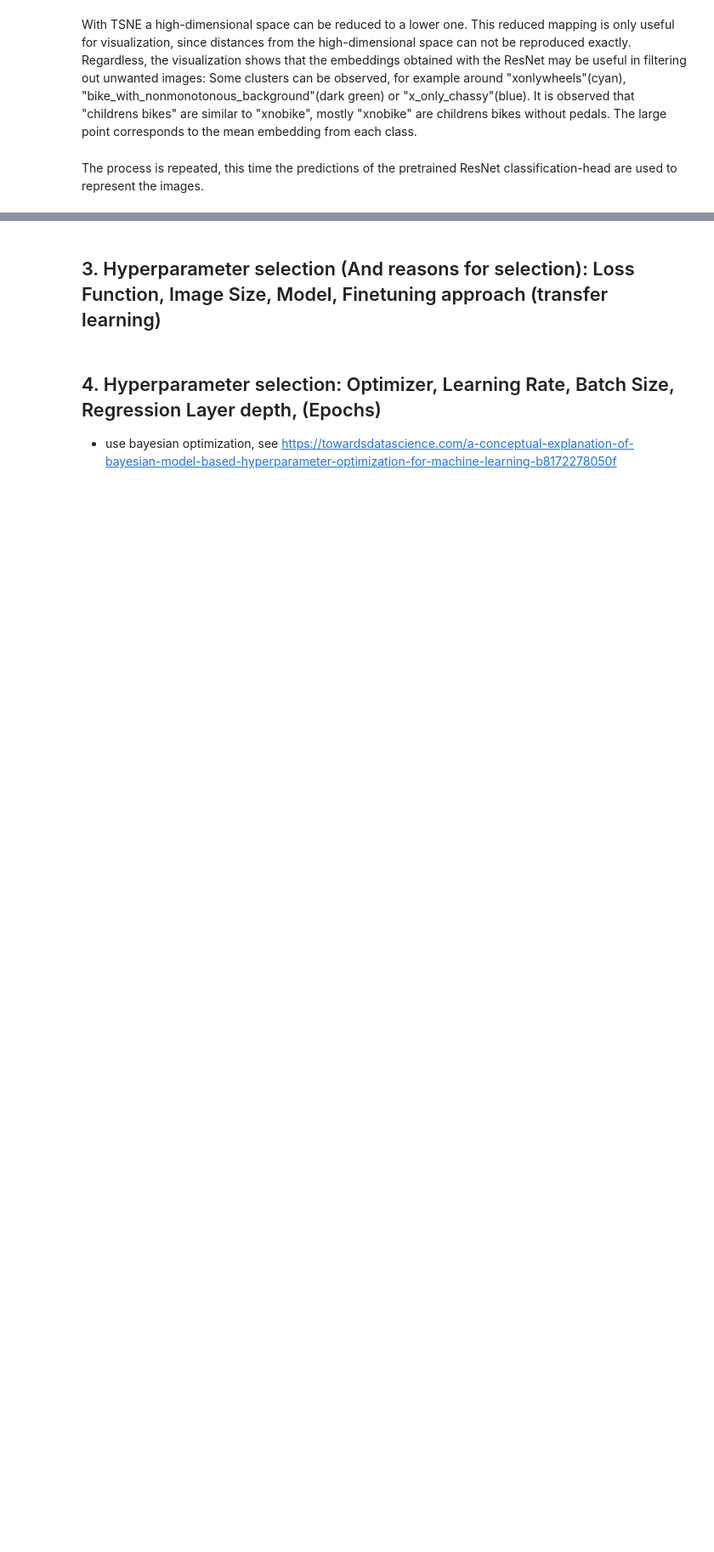
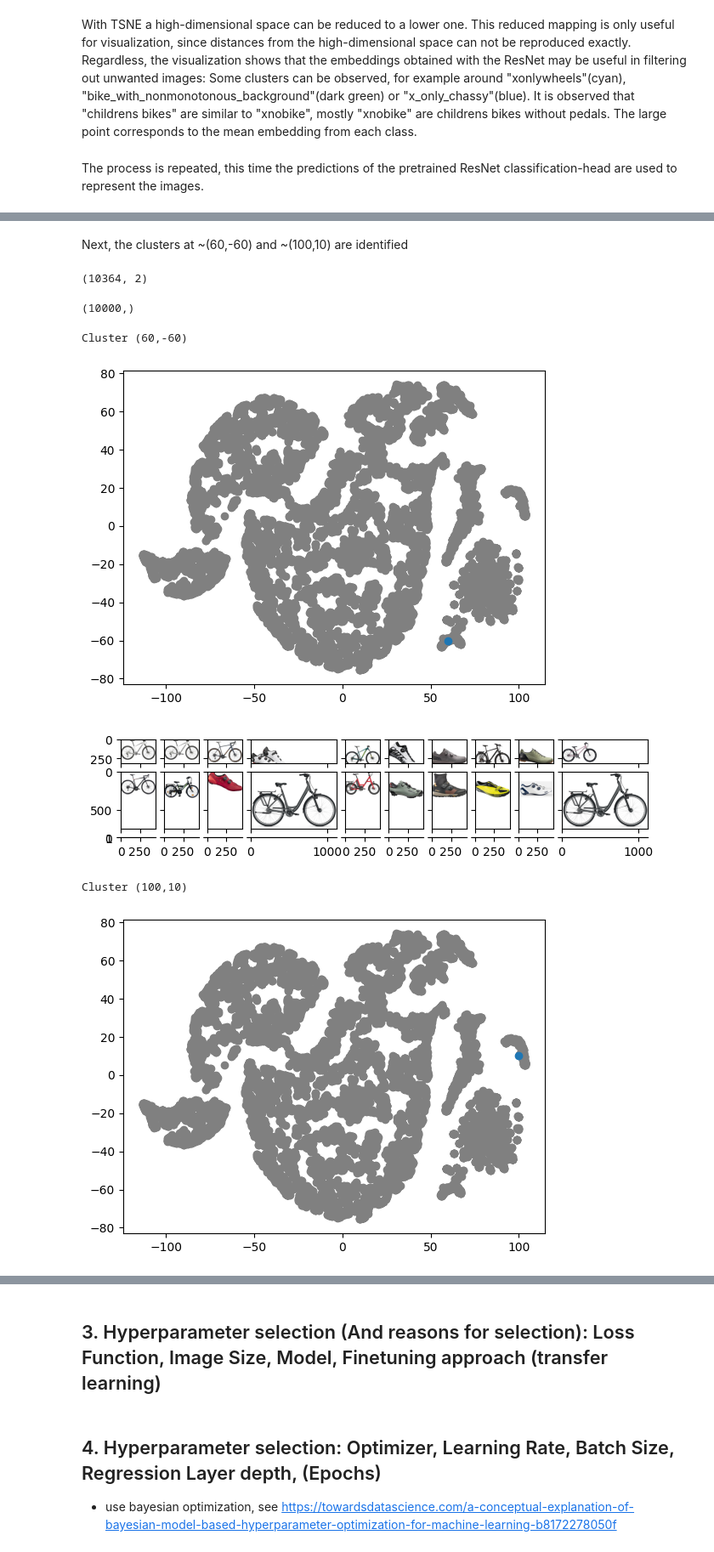
Before and after one commit to AmosDinh/BikePricePredict, a Jupyter notebook: FirstDraft.ipynb, the cells around one changed output, grey strips where cells are left out. Shown at 85% size. Drawn from its saved outputs; the diff is of its cells as text; code cells hidden in the pictures; blank space fills up the shorter version.

```diff
--- a/FirstDraft.ipynb
+++ b/FirstDraft.ipynb
@@ -447,0 +590,39 @@ This visualization shows the two-dimensional approximation of the ResNets class
+# %% [markdown]
+Next, the clusters at ~(60,-60) and ~(100,10) are identified
+# %%
+embeddings_2d_clfhead.shape
+# %% [output]
+(10364, 2)
+# %%
+embeddings_subset_keys.shape
+# %% [output]
+(10000,)
+# %%
+cluster1 = np.array([[60,-60]])
+cluster2 = np.array([[100,10]])
+# compute cosine similarity
+cosine1 = cosine_similarity(embeddings_2d_clfhead, cluster1)
+cosine2 = cosine_similarity(embeddings_2d_clfhead, cluster2)
+
+# get indices of 10 nearest images
+idx1 = np.argpartition(cosine1,-20, axis=0)[-20:]
+idx2 = np.argpartition(cosine2,-20, axis=0)[-20:]
+
+# plot nearest images
+print('Cluster (60,-60) ')
+plt.scatter(embeddings_2d_clfhead[:, 0], embeddings_2d_clfhead[:, 1], c='grey')
+plt.scatter(*cluster1.reshape(-1))
+plot_image_urls(embeddings_subset_keys[idx1[idx1<10000]])
+print('Cluster (100,10) ')
+plt.scatter(embeddings_2d_clfhead[:, 0], embeddings_2d_clfhead[:, 1], c='grey')
+plt.scatter(*cluster2.reshape(-1))
+
+
+
+plot_image_urls(embeddings_subset_keys[idx2[idx2<10000]])
+# %% [output]
+Cluster (60,-60)
+[figure, added]
+[figure, added]
+Cluster (100,10)
+[figure, added]
```
Also changed, not shown: parts of 25 cells of this notebook.
